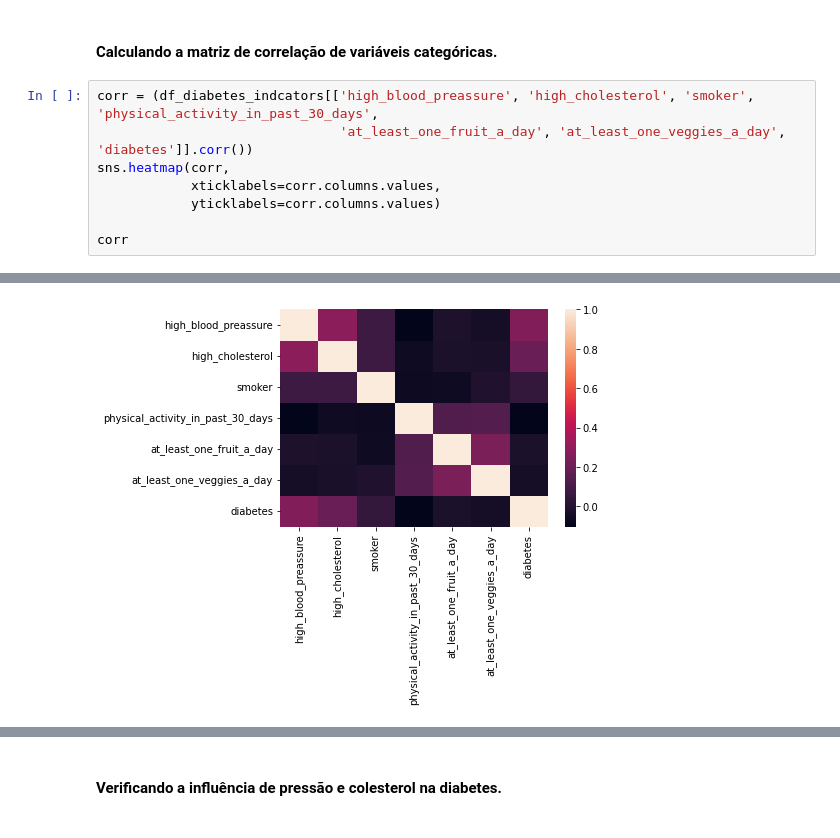
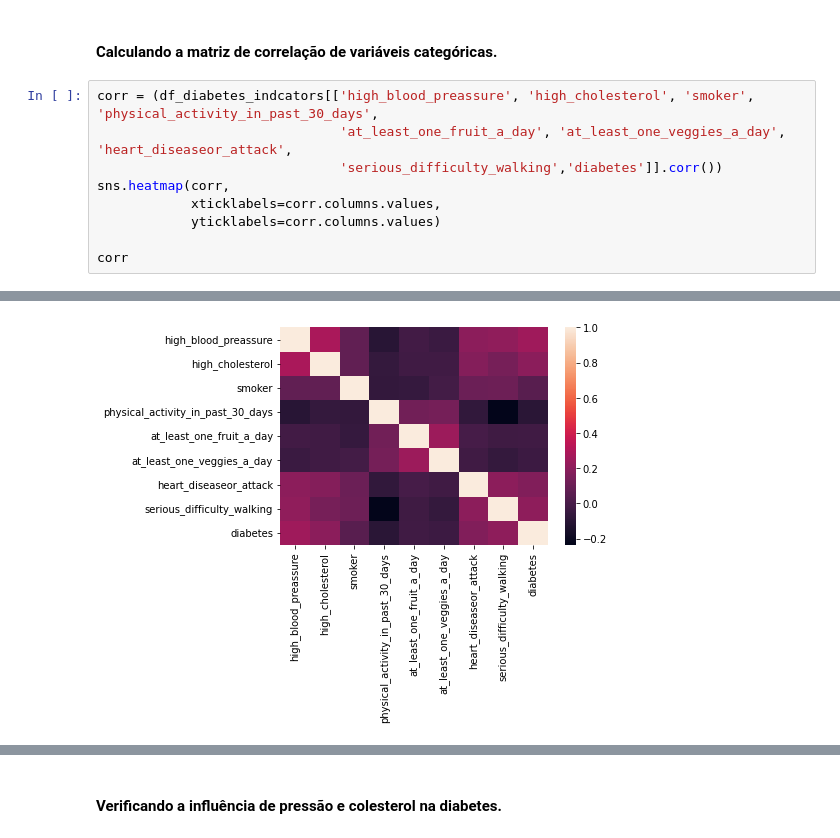
Before and after one commit to Joaquim-Santos/Analysis-of-Diabetes-Risk-Factors, a Jupyter notebook: notebooks/analise_exploratoria.ipynb, the cells around one changed output, grey strips where cells are left out. Cells and saved outputs as stored; diff of their text form.

```diff
--- a/notebooks/analise_exploratoria.ipynb
+++ b/notebooks/analise_exploratoria.ipynb
@@ -487,7 +487,8 @@ plt.plot()
 #### Calculando a matriz de correlação de variáveis categóricas.
 # %%
 corr = (df_diabetes_indcators[['high_blood_preassure', 'high_cholesterol', 'smoker', 'physical_activity_in_past_30_days',
-                               'at_least_one_fruit_a_day', 'at_least_one_veggies_a_day', 'diabetes']].corr())
+                               'at_least_one_fruit_a_day', 'at_least_one_veggies_a_day', 'heart_diseaseor_attack',
+                               'serious_difficulty_walking','diabetes']].corr())
 sns.heatmap(corr,
             xticklabels=corr.columns.values,
             yticklabels=corr.columns.values)
@@ -504,5 +507,5 @@ corr
 | diabetes | 0.254318 | 0.194944 | 0.045504 | -0.100404 | -0.024805 | ... |
-[figure, old version]
+[figure, new version]
 # %% [markdown]
 ###  Correlation Matrix & Heatmap
 
```
Also changed, not shown: parts of 8 cells of this notebook, 5 other files.
